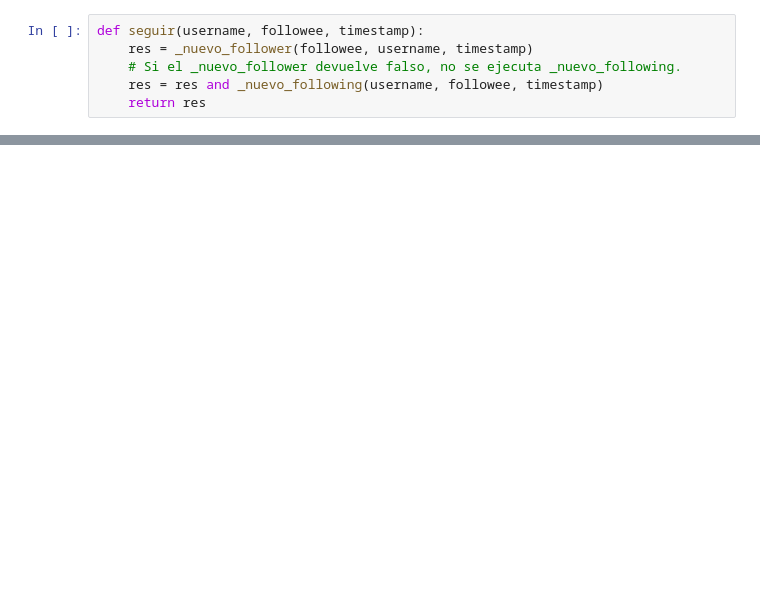
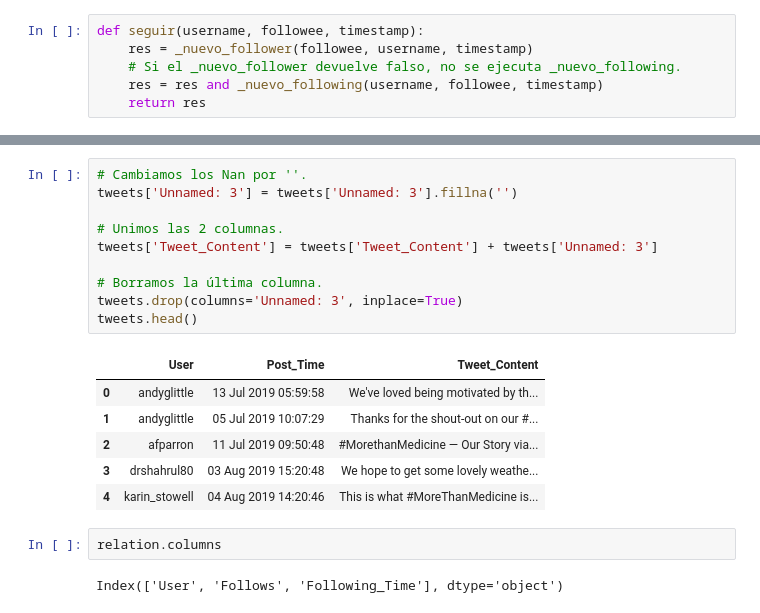
Before and after one commit to adzarei/uned-master-bigdata, a Jupyter notebook: GAI/redis/src/notebooks/redis_twitter.ipynb, the cells around one changed output, grey strips where cells are left out. Cells and saved outputs as stored; diff of their text form; blank space fills up the shorter version.

```diff
--- a/GAI/redis/src/notebooks/redis_twitter.ipynb
+++ b/GAI/redis/src/notebooks/redis_twitter.ipynb
@@ -208,0 +281,21 @@ r.hgetall('post:5')
+# %%
+# Cambiamos los Nan por ''.
+tweets['Unnamed: 3'] = tweets['Unnamed: 3'].fillna('')
+
+# Unimos las 2 columnas.
+tweets['Tweet_Content'] = tweets['Tweet_Content'] + tweets['Unnamed: 3']
+
+# Borramos la última columna.
+tweets.drop(columns='Unnamed: 3', inplace=True)
+tweets.head()
+# %% [output]
+|  | User | Post_Time | Tweet_Content |
+| 0 | andyglittle | 13 Jul 2019 05:59:58 | We've loved being motivated by th... |
+| 1 | andyglittle | 05 Jul 2019 10:07:29 | Thanks for the shout-out on our #... |
+| 2 | afparron | 11 Jul 2019 09:50:48 | #MorethanMedicine — Our Story via... |
+| 3 | drshahrul80 | 03 Aug 2019 15:20:48 | We hope to get some lovely weathe... |
+| 4 | karin_stowell | 04 Aug 2019 14:20:46 | This is what #MoreThanMedicine is... |
+# %%
+relation.columns
+# %% [output]
+Index(['User', 'Follows', 'Following_Time'], dtype='object')
```
Also changed, not shown: parts of 52 cells of this notebook, 3 other files.
